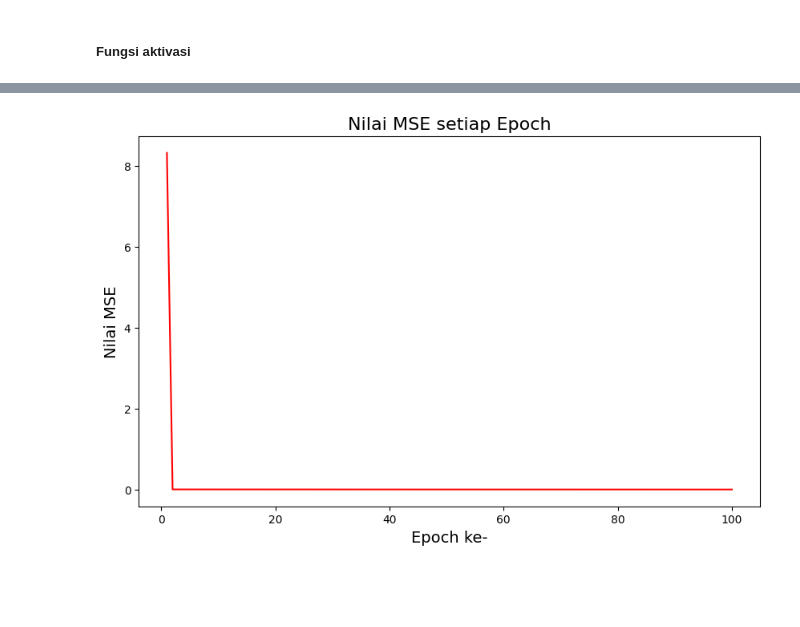
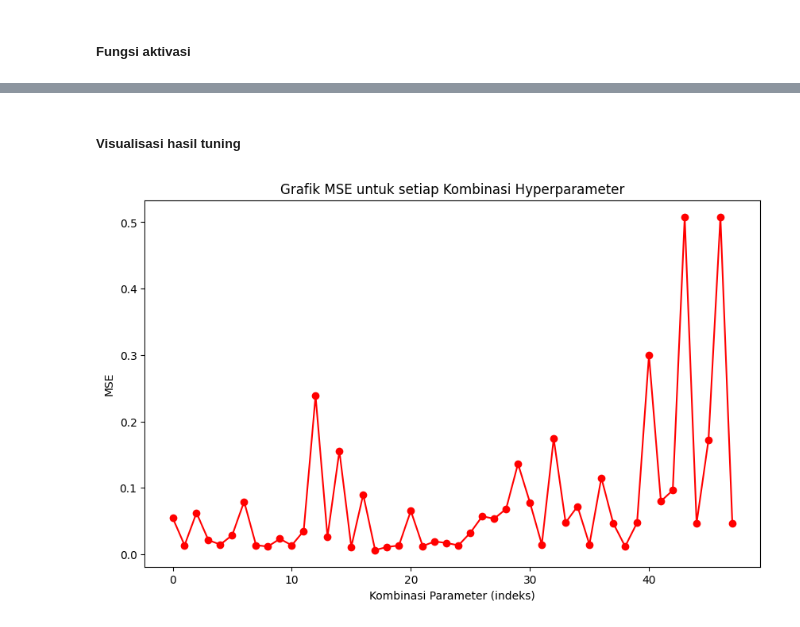
Before and after one commit to dikkawipraa22/Project-Metode-Kecerdasan-Buatan-Lanjut, a Jupyter notebook: modeling.ipynb, the cells around one changed output, grey strips where cells are left out. Drawn from its saved outputs; the diff is of its cells as text; code cells hidden in the pictures; blank space fills up the shorter version.

```diff
--- a/modeling.ipynb
+++ b/modeling.ipynb
@@ -27,3 +24,0 @@ dataset
-# %%
-X = dataset.drop(columns='indeks_pembangunan_manusia').values
-X
@@ -38,4 +25,4 @@ array([[0.5137741 , 0.74558996, 0.78156792, 0.20550526],
 # %%
-y = dataset['indeks_pembangunan_manusia'].values
+y = pd.read_csv('dataset/target.csv').values
 y
 # %% [output]
@@ -81,8 +73,11 @@ def turunan_relu(x):
 # %%
-def ann(epochs, hidden_layer, hidden_neuron, lr, target_error, X_train, y_train):
+def ann(epochs, hidden_layer, hidden_neuron, lr, X_train, y_train):
     bobot, bias, bobot_output, bias_output = inisialisasi(hidden_layer, hidden_neuron)
-    temp_mse = []
-    temp_epoch = []
+    best_mse = float('inf')
+    best_bobot = bobot
+    best_bias = bias
+    best_bobot_output = bobot_output
+    best_bias_output = bias_output
     for epoch in range(epochs):
         total_error = 0
         for i in range(len(X_train)):
@@ -118,7 +113,7 @@ def ann(epochs, hidden_layer, hidden_neuron, lr, target_error, X_train, y_train)
             prediksi = relu(sumZbobotoutput_biasoutput)
 
             # Hitung Error (total error untuk menghitung MSE)
-            error = y_train[i] - prediksi
+            error = y_train[i][0] - prediksi
             total_error += (error ** 2)
 
         # BACKPROPAGATION
@@ -163,14 +158,14 @@ def ann(epochs, hidden_layer, hidden_neuron, lr, target_error, X_train, y_train)
 
         # RATA-RATA ERROR
         mse = total_error / len(X_train)
-        if mse <= target_error:
-            print(f"\n\nTraining dihentikan pada epoch {epoch} dengan MSE: {mse}")
-            break
-        else:
-            print(f"Epoch {epoch + 1}, MSE: {mse}")
         epoch_sekarang = epoch + 1
-        temp_mse.append(mse)
-        temp_epoch.append(epoch_sekarang)
+        print(f"Epoch {epoch_sekarang}, MSE: {mse}")
+        if best_mse > mse:
+            best_mse = mse
+            best_bobot = bobot
+            best_bias = bias
+            best_bobot_output = bobot_output
+            best_bias_output = bias_output
+    print("PELATIHAN SELESAI\n\n")
 
-    print("\nPELATIHAN SELESAI.")
-    return temp_epoch, temp_mse
+    return best_mse, best_bobot, best_bias, best_bobot_output, best_bias_output
@@ -204,0 +250,2 @@ PELATIHAN SELESAI.
+# %%
+tuning = tuning_hyperparameters(X_train, y_train)
@@ -205,10 +270,11 @@ PELATIHAN SELESAI.
+# %% [markdown]
+##### Visualisasi hasil tuning
 # %%
 plt.figure(figsize=(10, 6))
-plt.plot(temp_epoch, temp_mse, color='r')
-plt.title('Nilai MSE setiap Epoch', fontsize=16)
-plt.xlabel('Epoch ke-', fontsize=14)
-plt.ylabel('Nilai MSE', fontsize=14)
-
+plt.plot(range(len(tuning)), tuning['mse'], marker='o', linestyle='-', color='r')
+plt.title('Grafik MSE untuk setiap Kombinasi Hyperparameter')
+plt.xlabel('Kombinasi Parameter (indeks)')
+plt.ylabel('MSE')
 plt.show()
 # %% [output]
-[figure, old version]
+[figure, new version]
```
Also changed, not shown: parts of 28 cells of this notebook.
